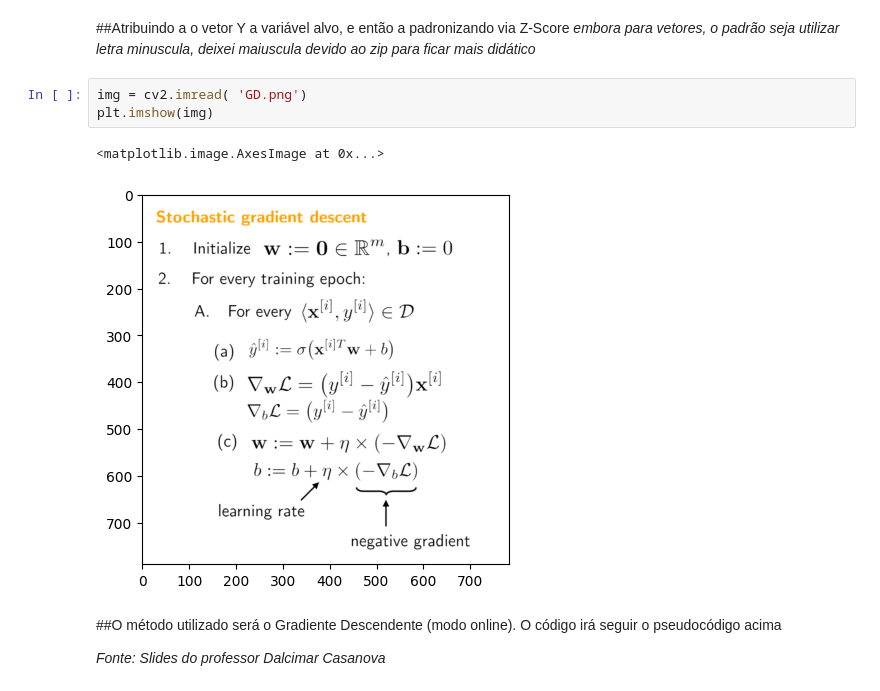
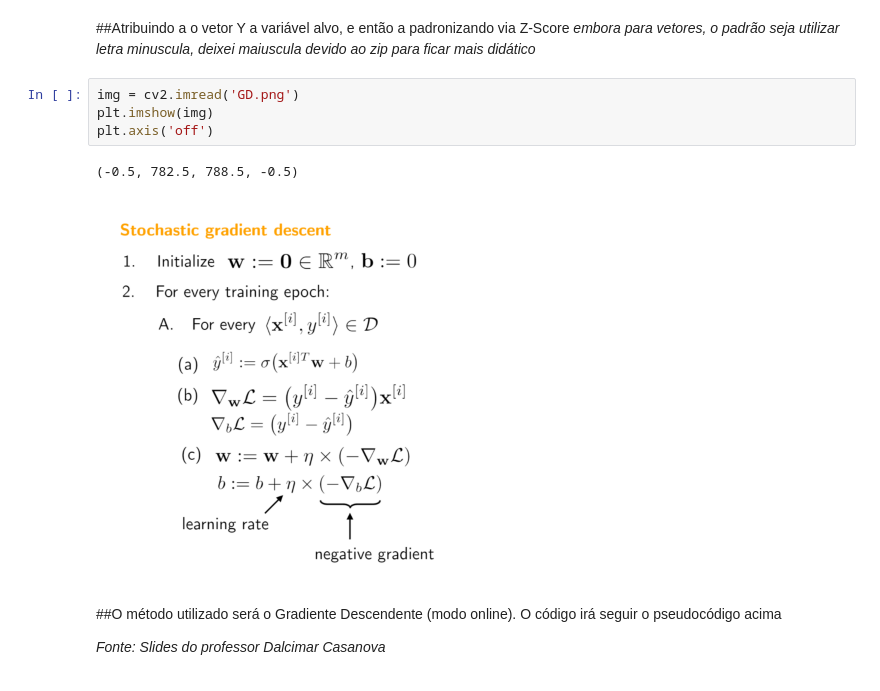
Before and after one commit to im-not-rhuan/I, a Jupyter notebook: Descendent Gradient/Descendent Gradient.ipynb, the cells around one changed output. Drawn from its saved outputs; the diff is of its cells as text.

```diff
--- a/Descendent Gradient/Descendent Gradient.ipynb
+++ b/Descendent Gradient/Descendent Gradient.ipynb
@@ -72,11 +72,12 @@ array([ 0.5013589 , -0.5190627 ,  2.87324187,  0.49453333,  1.46717599,
 ##Atribuindo a o vetor Y a variável alvo, e então a padronizando via Z-Score
 *embora para vetores, o padrão seja utilizar letra minuscula, deixei maiuscula devido ao zip para ficar mais didático*
 # %%
-img = cv2.imread( 'GD.png')
+img = cv2.imread('GD.png')
 plt.imshow(img)
+plt.axis('off')
 # %% [output]
-<matplotlib.image.AxesImage at 0x...>
+(-0.5, 782.5, 788.5, -0.5)
-[figure, old version]
+[figure, new version]
 # %% [markdown]
 ##O método utilizado será o Gradiente Descendente (modo online). O código irá seguir o pseudocódigo acima
 
```
Also changed, not shown: parts of 1 cell of this notebook.
